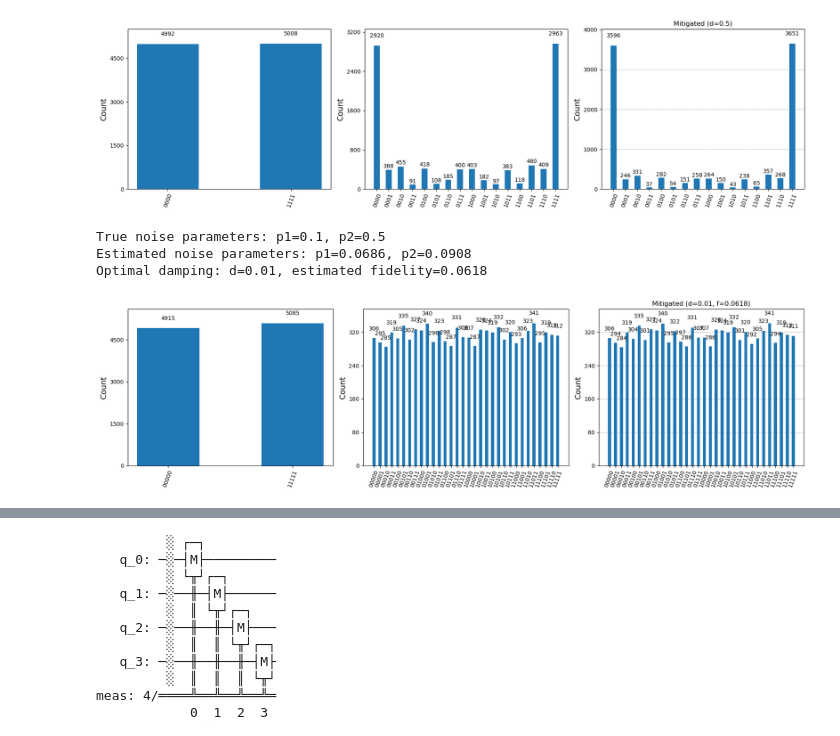
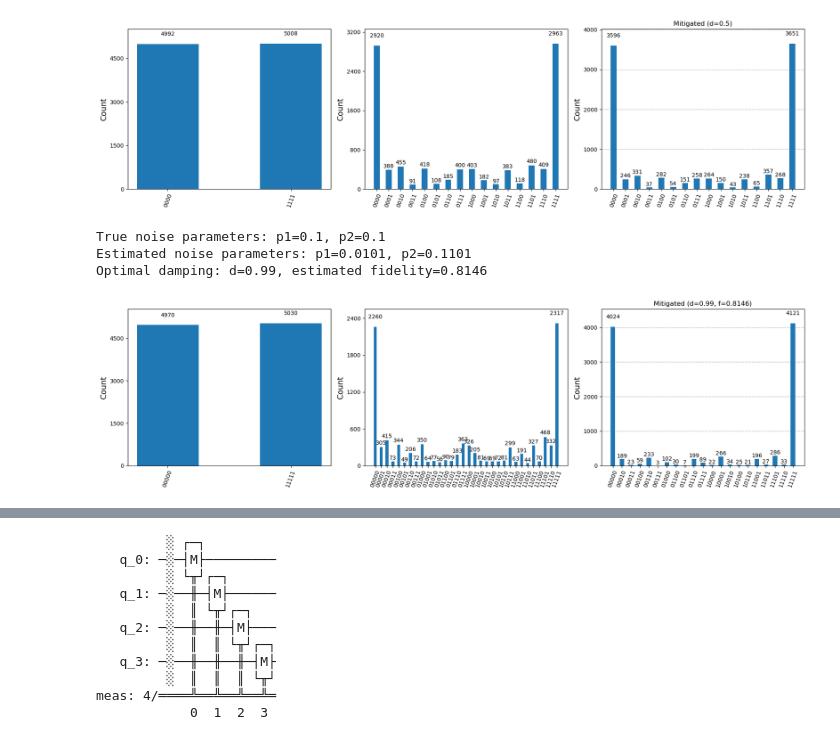
Before and after one commit to OnatAyldz/quantum_benchmark, a Jupyter notebook: error_mitigation_qiskit.ipynb, the cells around one changed output, grey strips where cells are left out. Cells and saved outputs as stored; diff of their text form; code cells hidden in the pictures.

```diff
--- a/error_mitigation_qiskit.ipynb
+++ b/error_mitigation_qiskit.ipynb
@@ -341,7 +341,7 @@ Estimated noise parameters: p1=0.0260, p2=0.0834
 # %%
 from qiskit import QuantumCircuit
 from qiskit_aer import AerSimulator
-from qiskit.visualization import plot_histogram
+from qiskit.visualization import plot_histogram, plot_distribution
 from qiskit_aer.noise import NoiseModel, ReadoutError, depolarizing_error
 import numpy as np
 from scipy.linalg import pinv
@@ -511,7 +511,7 @@ def grid_search_damping(M_mit, P_noisy, n):
 
     return best_d, best_fid
 
-def run_experiment(n=2, p1_true=0.1, p2_true=0.5, shots=10000):
+def run_experiment(n=2, p1_true=0.1, p2_true=0.1, shots=10000):
     # Create circuit
     circuit = create_cat_state_circuit(n)
 
@@ -534,34 +534,34 @@ def run_experiment(n=2, p1_true=0.1, p2_true=0.5, shots=10000):
     # Create mitigation matrix
     M_mit = create_mitigation_matrix(p1_est, p2_est, n)
 
     # Find optimal damping parameter
     damping, fidelity = grid_search_damping(M_mit, P_noisy, n)
     print(f"Optimal damping: d={damping:.2f}, estimated fidelity={fidelity:.4f}")
 
     # Apply mitigation with optimal damping
     mitigated_counts = mitigate_counts(noisy_counts, M_mit, n, damping)
 
     # Run ideal simulation for comparison
     ideal_simulator = AerSimulator()
     ideal_job = ideal_simulator.run(circuit, shots=shots)
     ideal_counts = ideal_job.result().get_counts()
 
     return ideal_counts, noisy_counts, mitigated_counts, p1_est, p2_est, damping, fidelity
 
 # Run and visualize the experiment
 ideal_counts, noisy_counts, mitigated_counts, p1_est, p2_est, damping, fidelity = run_experiment(n=5)
 
 # Plot the results
 fig, axs = plt.subplots(1, 3, figsize=(18, 5))
 
 plot_histogram(ideal_counts, title="Ideal", ax=axs[0])
 plot_histogram(noisy_counts, title="Noisy", ax=axs[1])
 plot_histogram(mitigated_counts, title=f"Mitigated (d={damping:.2f}, f={fidelity:.4f})", ax=axs[2])
 
 plt.tight_layout()
 plt.show()
 # %% [output]
-True noise parameters: p1=0.1, p2=0.5
-Estimated noise parameters: p1=0.0686, p2=0.0908
-Optimal damping: d=0.01, estimated fidelity=0.0618
+True noise parameters: p1=0.1, p2=0.1
+Estimated noise parameters: p1=0.0101, p2=0.1101
+Optimal damping: d=0.99, estimated fidelity=0.8146
-[figure, old version]
+[figure, new version]
```
Also changed, not shown: parts of 9 cells of this notebook.
